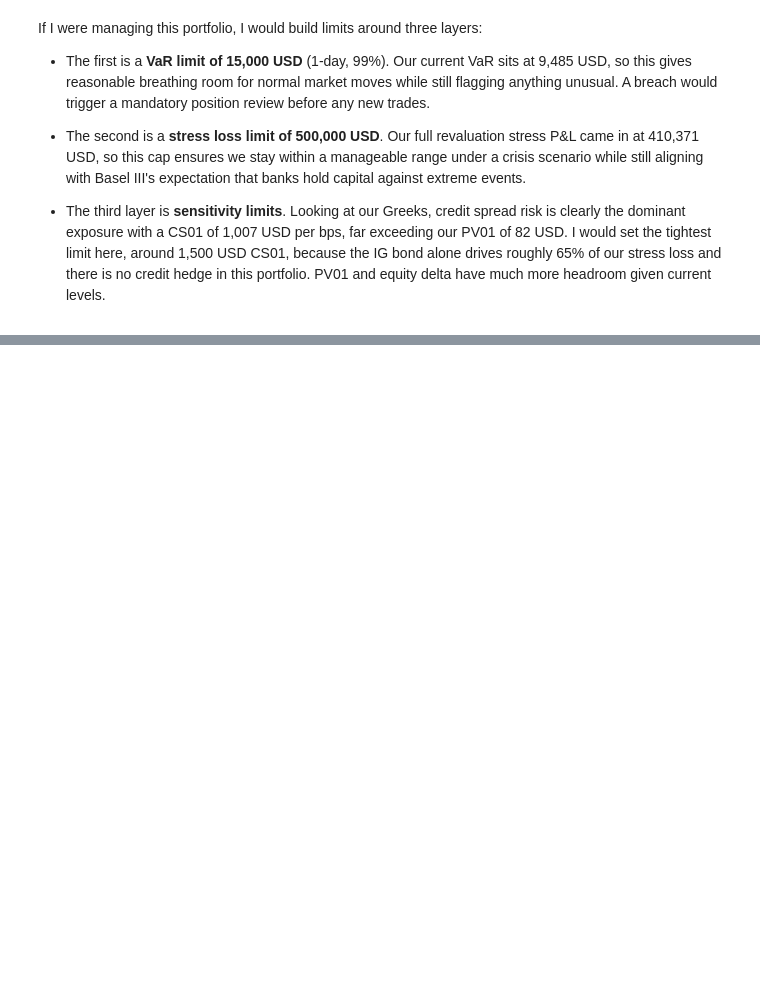
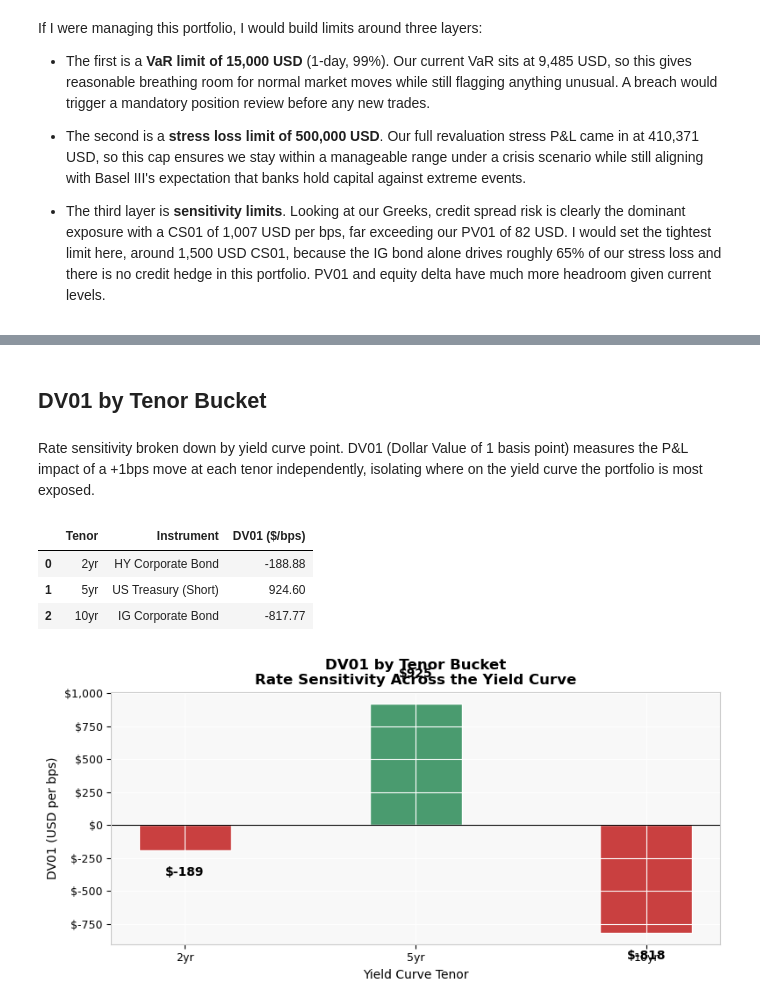
Before and after one commit to Thismv/Market-Risk-VaR-ES-Stress-Test, a Jupyter notebook: MR_starter.ipynb, the cells around one changed output, grey strips where cells are left out. Saved outputs shown, nothing was run; the diff lists cells and outputs as text; code cells hidden in the pictures; blank space fills up the shorter version.

```diff
--- a/MR_starter.ipynb
+++ b/MR_starter.ipynb
@@ -683,0 +724,46 @@ HTML exported successfully: MR_starter.html
+# %% [markdown]
+<a id='dv01'></a>
+
+## DV01 by Tenor Bucket
+# %% [markdown]
+Rate sensitivity broken down by yield curve point. DV01 (Dollar Value of 1 basis point) measures the P&L impact of a +1bps move at each tenor independently, isolating where on the yield curve the portfolio is most exposed.
+# %%
+# DV01 at each tenor: P&L impact of +1bps move at that curve point only
+# Each instrument is sensitive to one specific tenor
+
+dv01_2y  = pv01_HY   # HY bond discounted at 2yr rate
+dv01_5y  = pv01_UST  # UST discounted at 5yr rate
+dv01_10y = pv01_IG   # IG bond discounted at 10yr rate
+
+dv01_df = pd.DataFrame({
+    'Tenor':       ['2yr', '5yr', '10yr'],
+    'Instrument':  ['HY Corporate Bond', 'US Treasury (Short)', 'IG Corporate Bond'],
+    'DV01 ($/bps)': [round(dv01_2y, 2), round(dv01_5y, 2), round(dv01_10y, 2)],
+    'Abs DV01':    [abs(round(dv01_2y, 2)), abs(round(dv01_5y, 2)), abs(round(dv01_10y, 2))]
+})
+display(dv01_df[['Tenor', 'Instrument', 'DV01 ($/bps)']])
+
+# Bar chart
+fig, ax = plt.subplots(figsize=(8, 4))
+colors = [PALETTE[2] if v >= 0 else PALETTE[3] for v in
+          [dv01_2y, dv01_5y, dv01_10y]]
+ax.bar(dv01_df['Tenor'], dv01_df['DV01 ($/bps)'],
+       color=colors, width=0.4, edgecolor='white')
+ax.axhline(0, color='black', linewidth=0.8)
+ax.set_xlabel('Yield Curve Tenor')
+ax.set_ylabel('DV01 (USD per bps)')
+ax.set_title('DV01 by Tenor Bucket\nRate Sensitivity Across the Yield Curve')
+ax.yaxis.set_major_formatter(mticker.FuncFormatter(lambda x, _: f'${x:,.0f}'))
+for i, (tenor, val) in enumerate(zip(dv01_df['Tenor'],
+                                      dv01_df['DV01 ($/bps)'])):
+    ax.text(i, val + (200 if val >= 0 else -200), f'${val:,.0f}',
+            ha='center', fontsize=10, fontweight='bold')
+plt.tight_layout()
+plt.savefig('output/dv01_by_tenor.png', bbox_inches='tight', dpi=150)
+plt.show()
+# %% [output]
+|  | Tenor | Instrument | DV01 ($/bps) |
+| 0 | 2yr | HY Corporate Bond | -188.88 |
+| 1 | 5yr | US Treasury (Short) | 924.60 |
+| 2 | 10yr | IG Corporate Bond | -817.77 |
+[figure, added]
```
Also changed, not shown: parts of 55 cells of this notebook, 7 other files.
